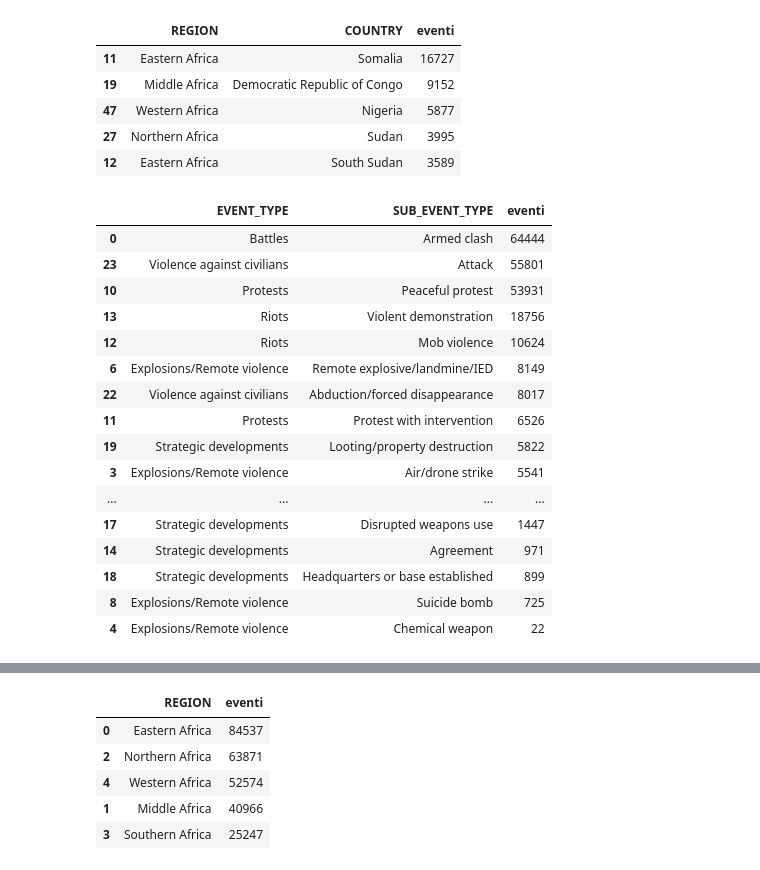
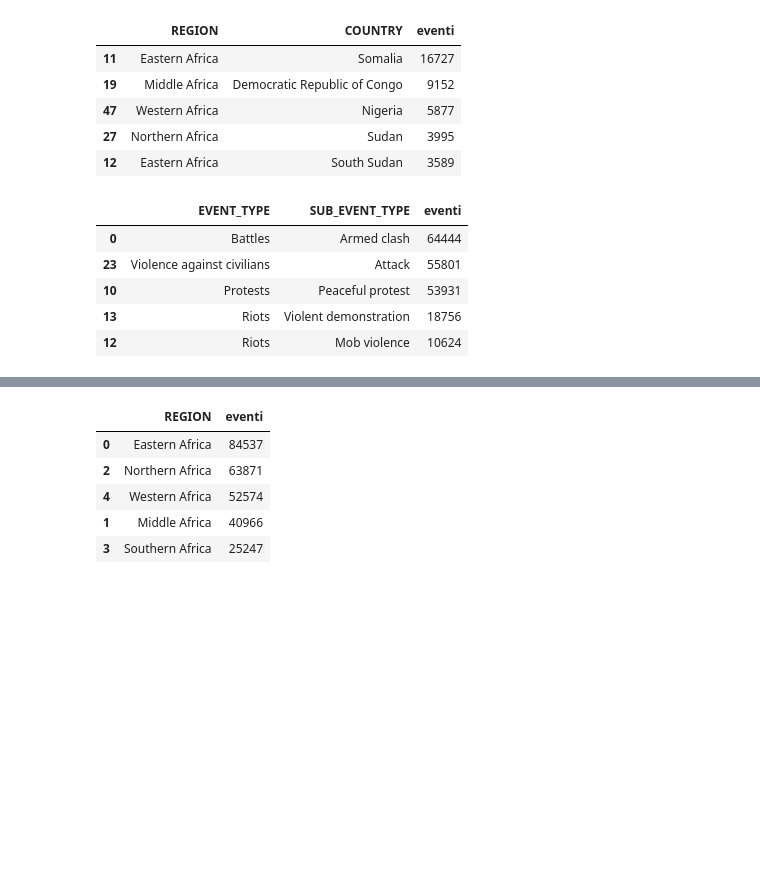
Before and after one commit to loremod/AfricaConflictsPrediction, a Jupyter notebook: Social Media Project.ipynb, the cells around one changed output, grey strips where cells are left out. Cells and saved outputs as stored; diff of their text form; code cells hidden in the pictures; blank space fills up the shorter version.

```diff
--- a/Social Media Project.ipynb
+++ b/Social Media Project.ipynb
@@ -122,22 +130,11 @@ df[df['EVENT_TYPE']=='Battles'].groupby(["REGION","COUNTRY"]).size().rename('eve
 | 27 | Northern Africa | Sudan | 3995 |
 | 12 | Eastern Africa | South Sudan | 3589 |
 # %%
-df.groupby(["EVENT_TYPE","SUB_EVENT_TYPE"]).size().rename('eventi').to_frame().reset_index().sort_values(by='eventi', ascending=False)
+df.groupby(["EVENT_TYPE","SUB_EVENT_TYPE"]).size().rename('eventi').to_frame().reset_index().sort_values(by='eventi', ascending=False).head()
 # %% [output]
 |  | EVENT_TYPE | SUB_EVENT_TYPE | eventi |
 | 0 | Battles | Armed clash | 64444 |
 | 23 | Violence against civilians | Attack | 55801 |
 | 10 | Protests | Peaceful protest | 53931 |
 | 13 | Riots | Violent demonstration | 18756 |
 | 12 | Riots | Mob violence | 10624 |
-| 6 | Explosions/Remote violence | Remote explosive/landmine/IED | 8149 |
-| 22 | Violence against civilians | Abduction/forced disappearance | 8017 |
-| 11 | Protests | Protest with intervention | 6526 |
-| 19 | Strategic developments | Looting/property destruction | 5822 |
-| 3 | Explosions/Remote violence | Air/drone strike | 5541 |
-| ... | ... | ... | ... |
-| 17 | Strategic developments | Disrupted weapons use | 1447 |
-| 14 | Strategic developments | Agreement | 971 |
-| 18 | Strategic developments | Headquarters or base established | 899 |
-| 8 | Explosions/Remote violence | Suicide bomb | 725 |
-| 4 | Explosions/Remote violence | Chemical weapon | 22 |
```
Also changed, not shown: parts of 143 cells of this notebook.
